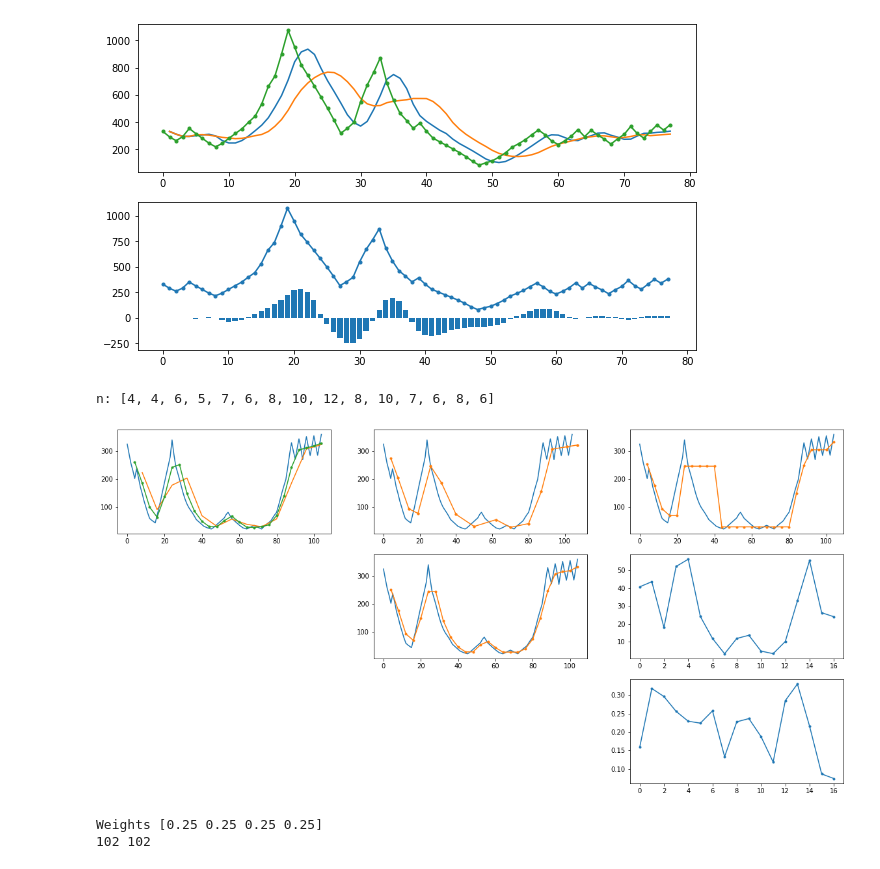
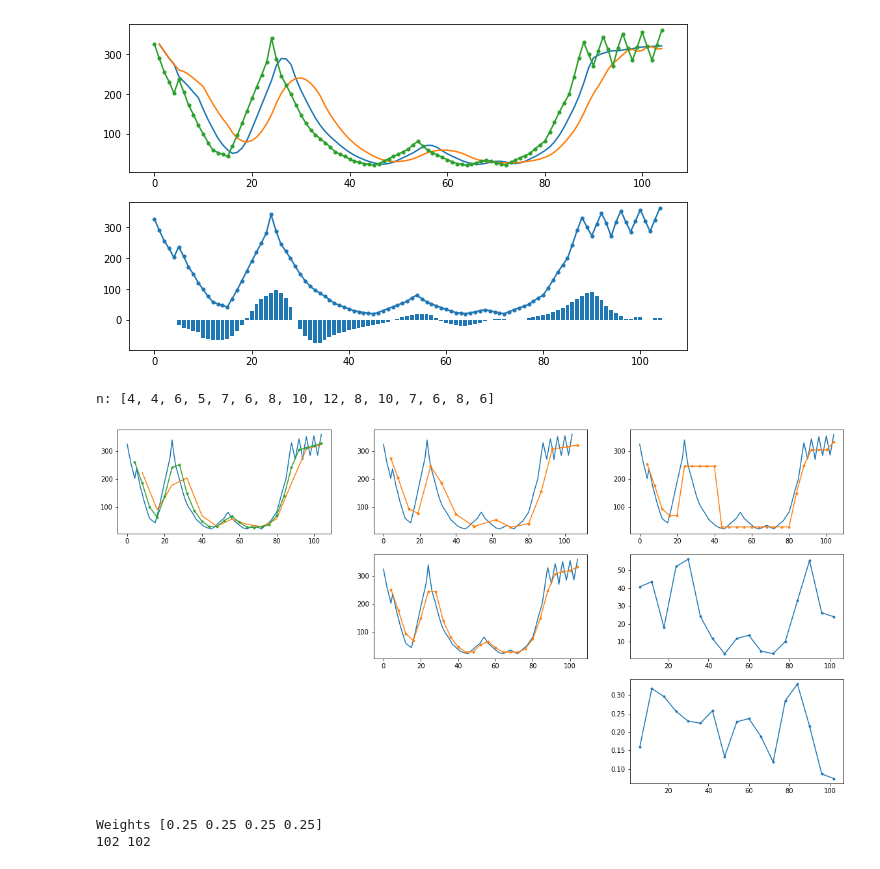
Before and after one commit to Whu-wxy/AmbientLightLab, a Jupyter notebook: filterTest.ipynb, the cells around one changed output. Saved outputs shown, nothing was run; the diff lists cells and outputs as text; code cells hidden in the pictures.

```diff
--- a/filterTest.ipynb
+++ b/filterTest.ipynb
@@ -324,36 +324,38 @@ def MA(s, n):
 def MA_Sec(s, n):
     mean = []
     std = []
     C_list = []
+    idx_list = []
     for i in range(int(len(s)/n)):   # 分段
         data = s[i*n:(i+1)*n]
         mean_s = np.mean(data)
         std_s = np.std(data)
         mean.append(mean_s)
         std.append(std_s)
         C_list.append(std_s / (mean_s))
-    return mean, std, C_list
+        idx_list.append((i+1)*n)
+    return mean, std, C_list, idx_list
 
-s = readFromRecord('record.txt')
+s = readFromRecord('record2.txt')
 mean1, std = MA(s, 4)
 mean2, std2 = MA(s, 10)
 plt.figure(figsize = (10,6))
 plt.subplot(2,1,1)
 t = np.arange(0,len(mean1),1)
 plt.plot(t,mean1)
 plt.plot(t,mean2)
 plt.plot(t,s, marker='.')
 
 plt.subplot(2,1,2)
 mean3 = []
 for i in range(len(mean1)):
     mean3.append(mean1[i] - mean2[i])
 # plt.plot(t,mean3)   # , marker='.'
 plt.bar(t,mean3)
 plt.plot(t,s, marker='.')
 plt.show()
 # %% [output]
-[figure, old version]
+[figure, new version]
 # %%
 #一阶滞后滤波法
 plt.figure(figsize = (20,10))
@@ -419,10 +421,10 @@ plt.plot(res_idx, list_s3, marker='.')
 # plt.plot(minmax_list[3], minmax_list[2], linestyle="-")
 
 plt.subplot(3,3,6)
-mean, std, C_list = MA_Sec(s, 6)
-plt.plot(std, marker='.')
+mean, std, C_list, idx_list = MA_Sec(s, 6)
+plt.plot(idx_list, std, marker='.')
 plt.subplot(3,3,9)
-plt.plot(C_list, marker='.')
+plt.plot(idx_list, C_list, marker='.')
 
 # list_s4, res_idx = Hysteresis5(s, 0.7, 4)
 # plt.subplot(3,3,3)
@@ -433,7 +435,7 @@ plt.plot(C_list, marker='.')
 plt.show()
 # %% [output]
 n: [4, 4, 6, 5, 7, 6, 8, 10, 12, 8, 10, 7, 6, 8, 6]
-[figure, old version]
+[figure, new version]
 # %%
 import numpy as np
 import sys
```
